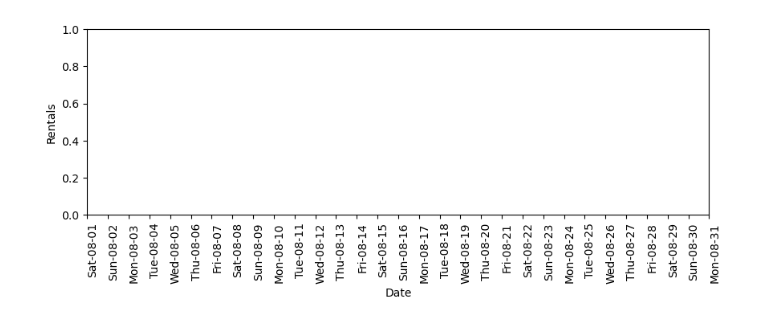
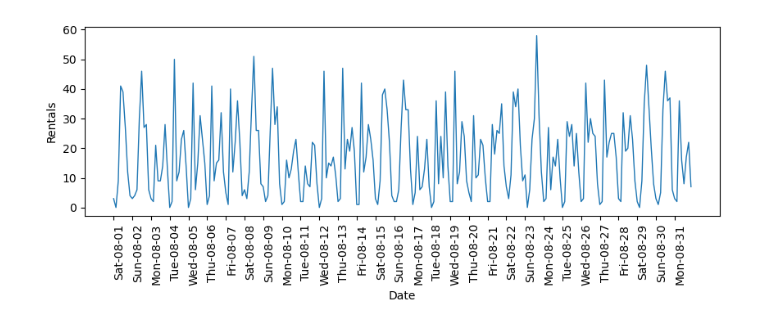
Before and after one commit to WilcoJohn/Progress-ML, a Jupyter notebook: CHP4-DataRep&EngFeatures/4.3Knowledge.ipynb, the cells around one changed output. Drawn from its saved outputs; the diff is of its cells as text; code cells hidden in the pictures.

```diff
--- a/CHP4-DataRep&EngFeatures/4.3Knowledge.ipynb
+++ b/CHP4-DataRep&EngFeatures/4.3Knowledge.ipynb
@@ -18,5 +16,0 @@ import datetime
-# %%
-path = r"Data\Citibike-2015-Aug\citibike.csv";
-
-citibike = pandas.read_csv(path);
-citibike.head()
@@ -30,12 +63,15 @@ citibike.head()
 # %%
 plt.figure(figsize=(10,3));
 
 
-start = '8/1/2015 00:00:04';  #citibike.starttime.min();
-end = '8/31/2015 23:59:59' #citibike.starttime.max();
-xticks = pandas.date_range(start=start, end=end, freq="D");
-plt.xticks(range(0,len(xticks)), xticks.strftime("%a-%m-%d"), rotation=90, ha="left");
+citibike = load_modified_citibike();
+
+xticks = pandas.date_range(start=citibike.index.min(), end=citibike.index.max(), freq='D');
+
+plt.xticks(xticks, xticks.strftime("%a-%m-%d"), rotation=90, ha="left");
+plt.plot(citibike, linewidth=1);
+
 plt.xlabel("Date");
 plt.ylabel("Rentals");
 # %% [output]
-[figure, old version]
+[figure, new version]
```
Also changed, not shown: parts of 18 cells of this notebook, 1 other file.
